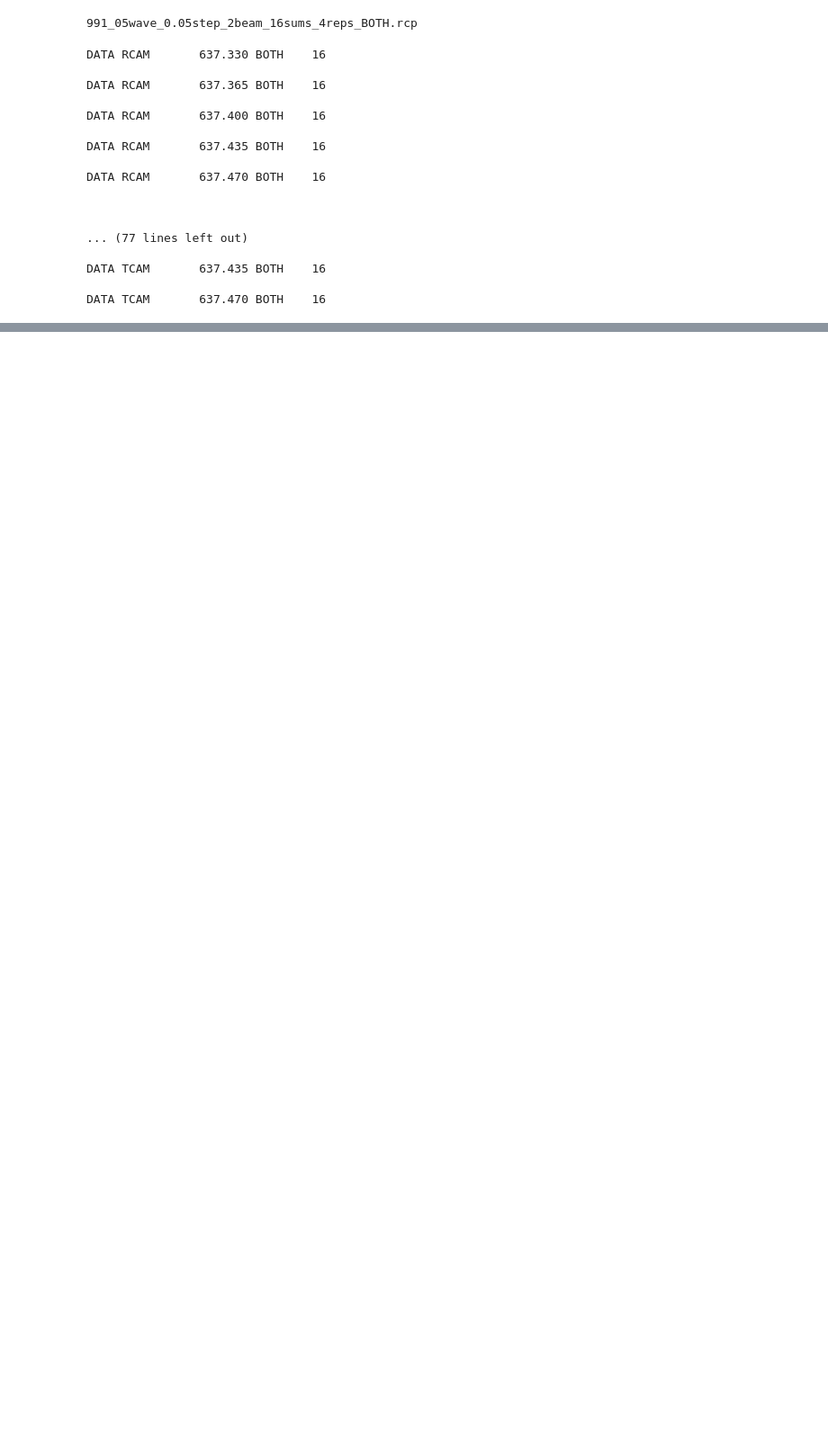
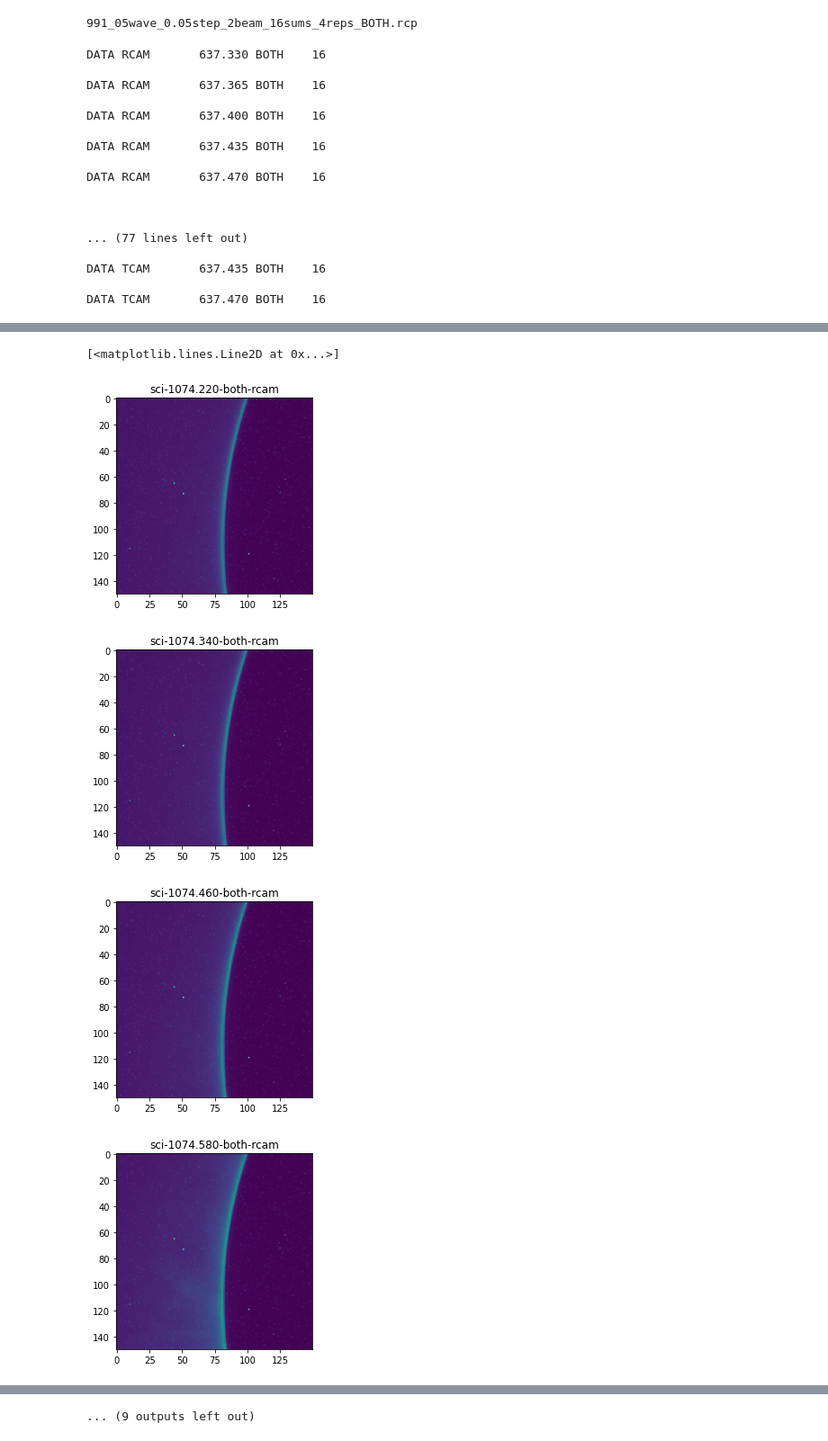
Before and after one commit to NCAR/ucomp-configuration, a Jupyter notebook: Recipes/createRCPFile.ipynb, the cells around one changed output, grey strips where cells are left out. Shown at 90% size. Drawn from its saved outputs; the diff is of its cells as text; code cells hidden in the pictures; blank space fills up the shorter version.

```diff
--- a/Recipes/createRCPFile.ipynb
+++ b/Recipes/createRCPFile.ipynb
@@ -71,0 +80,18 @@ exposureCount/1000/60
+# %%
+x = fits.open(r"d:\\20240330.201401.73.ucomp.1074.l0.fts")
+# %%
+ll = []
+for ext in x[1:]:
+    plt.imshow(np.sum(ext.data[0,:,400:550,200:350],axis=0))
+    plt.title(ext.header['EXTNAME '])
+    plt.figure()
+    ll.append(np.sum(ext.data[0,:,475,310],axis=0))
+
+plt.figure()
+plt.plot(ll)
+# %% [output]
+[<matplotlib.lines.Line2D at 0x...>]
+[figure, added]
+[figure, added]
+[figure, added]
+[figure, added]
@@ -71,0 +105 @@ exposureCount/1000/60
+... (9 outputs left out)
```
Also changed, not shown: parts of 9 cells of this notebook, 3 other files.
